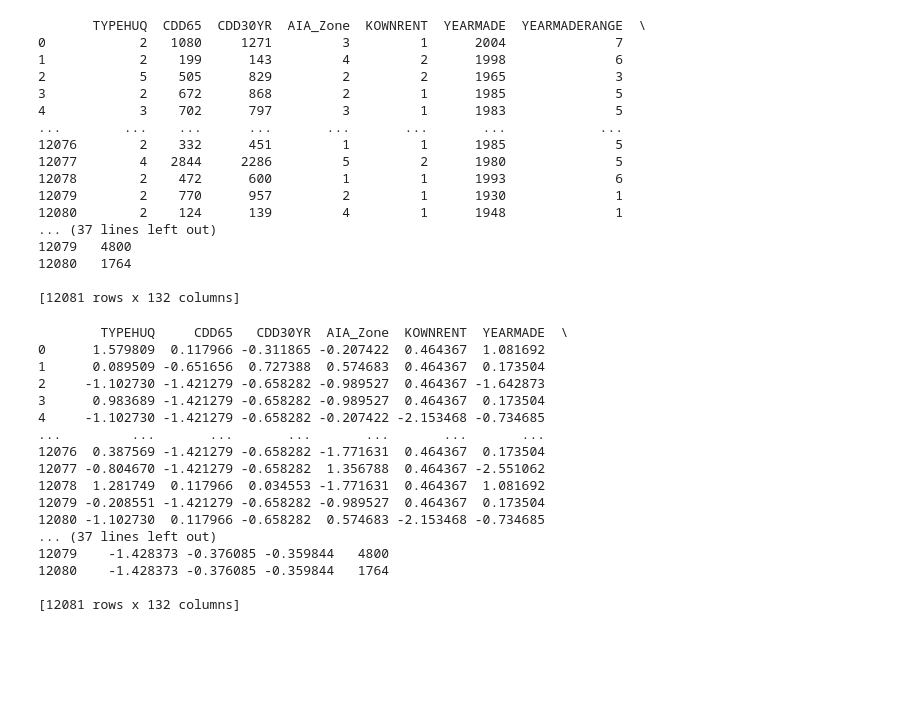
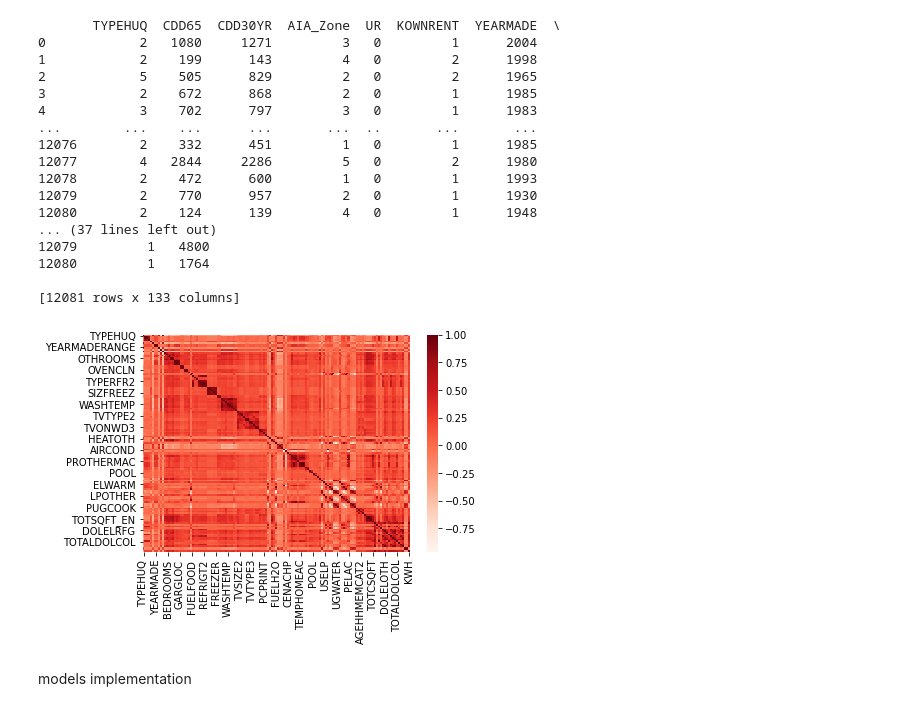
Before and after one commit to Sielecki/BigData_Project, a Jupyter notebook: PreprocessData_HighCorr.ipynb, the cells around one changed output. Cells and saved outputs as stored; diff of their text form; code cells hidden in the pictures; blank space fills up the shorter version.

```diff
--- a/PreprocessData_HighCorr.ipynb
+++ b/PreprocessData_HighCorr.ipynb
@@ -89,57 +44,31 @@ for elem in cor['FEATURE_2']:
 
 high_cor_df = data_df[data_df.columns.intersection(corr_list)]
 
-high_cor_df = pd.concat((high_cor_df, data_df['KWH']),axis = 1)
+data_df = pd.concat((high_cor_df, data_df['KWH']),axis = 1)
 
-print(high_cor_df)
+print(data_df)
 # high_cor_df.to_csv("./Data/high_cor_df.csv", index=False)
 # %% [output]
-       TYPEHUQ  CDD65  CDD30YR  AIA_Zone  KOWNRENT  YEARMADE  YEARMADERANGE  \
-0            2   1080     1271         3         1      2004              7
-1            2    199      143         4         2      1998              6
-2            5    505      829         2         2      1965              3
-3            2    672      868         2         1      1985              5
-4            3    702      797         3         1      1983              5
-...        ...    ...      ...       ...       ...       ...            ...
-12076        2    332      451         1         1      1985              5
-12077        4   2844     2286         5         2      1980              5
-12078        2    472      600         1         1      1993              6
-12079        2    770      957         2         1      1930              1
-12080        2    124      139         4         1      1948              1
+       TYPEHUQ  CDD65  CDD30YR  AIA_Zone  UR  KOWNRENT  YEARMADE  \
+0            2   1080     1271         3   0         1      2004
+1            2    199      143         4   0         2      1998
+2            5    505      829         2   0         2      1965
+3            2    672      868         2   0         1      1985
+4            3    702      797         3   0         1      1983
+...        ...    ...      ...       ...  ..       ...       ...
+12076        2    332      451         1   0         1      1985
+12077        4   2844     2286         5   0         2      1980
+12078        2    472      600         1   0         1      1993
+12079        2    770      957         2   0         1      1930
+12080        2    124      139         4   0         1      1948
 ... (37 lines left out)
-12079   4800
-12080   1764
+12079         1   4800
+12080         1   1764
 
-[12081 rows x 132 columns]
+[12081 rows x 133 columns]
-# %%
-to_normalize = high_cor_df[high_cor_df.columns.difference(['KWH'])]
-
-kwh = high_cor_df['KWH']
-high_cor_df.drop(columns = 'KWH', inplace=True)
-
-df_to_normalize = StandardScaler().fit_transform(to_normalize)
-df_to_normalize = pd.DataFrame(df_to_normalize)
-df_to_normalize.columns = high_cor_df.columns
-
-high_cor_df = pd.concat([df_to_normalize, kwh],axis = 1)
-print(high_cor_df)
-
-# high_cor_df.to_csv("./Data/high_cor_df.csv", index=False)
-# %% [output]
-        TYPEHUQ     CDD65   CDD30YR  AIA_Zone  KOWNRENT  YEARMADE  \
-0      1.579809  0.117966 -0.311865 -0.207422  0.464367  1.081692
-1      0.089509 -0.651656  0.727388  0.574683  0.464367  0.173504
-2     -1.102730 -1.421279 -0.658282 -0.989527  0.464367 -1.642873
-3      0.983689 -1.421279 -0.658282 -0.989527  0.464367  0.173504
-4     -1.102730 -1.421279 -0.658282 -0.207422 -2.153468 -0.734685
-...         ...       ...       ...       ...       ...       ...
-12076  0.387569 -1.421279 -0.658282 -1.771631  0.464367  0.173504
-12077 -0.804670 -1.421279 -0.658282  1.356788  0.464367 -2.551062
-12078  1.281749  0.117966  0.034553 -1.771631  0.464367  1.081692
-12079 -0.208551 -1.421279 -0.658282 -0.989527  0.464367  0.173504
-12080 -1.102730  0.117966 -0.658282  0.574683 -2.153468 -0.734685
-... (37 lines left out)
-12079    -1.428373 -0.376085 -0.359844   4800
-12080    -1.428373 -0.376085 -0.359844   1764
-
-[12081 rows x 132 columns]
+# %%
+cor = data_df.corr()
+sns.heatmap(cor, cmap=plt.cm.Reds)
+plt.show()
+# %% [output]
+[figure, added]
@@ -145,0 +84,2 @@ print(high_cor_df)
+# %% [markdown]
+models implementation
```
Also changed, not shown: parts of 13 cells of this notebook, 3 other files.
